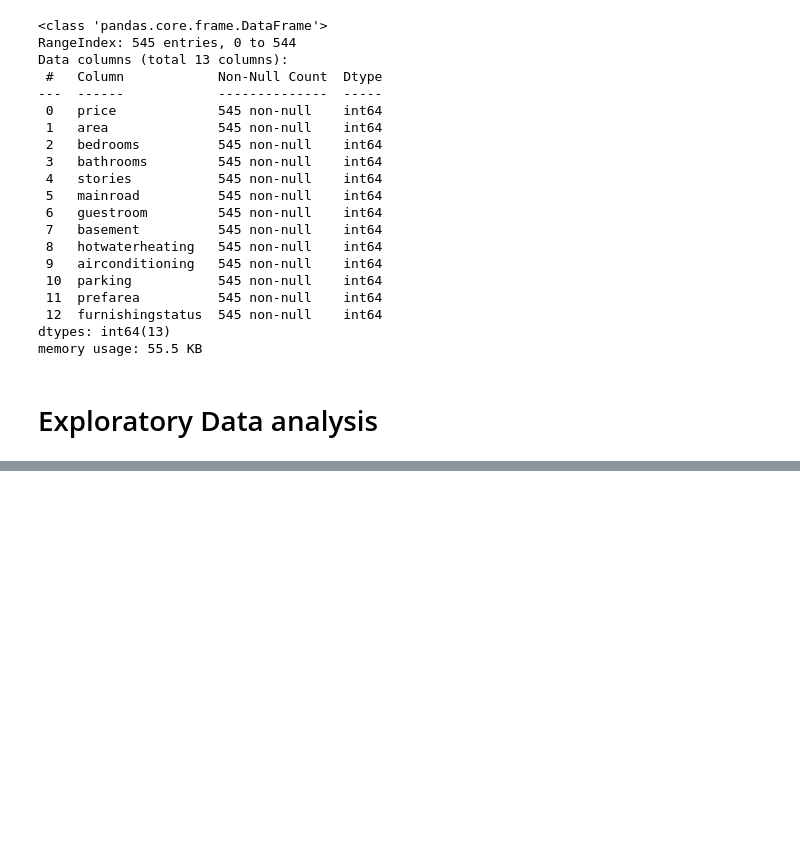
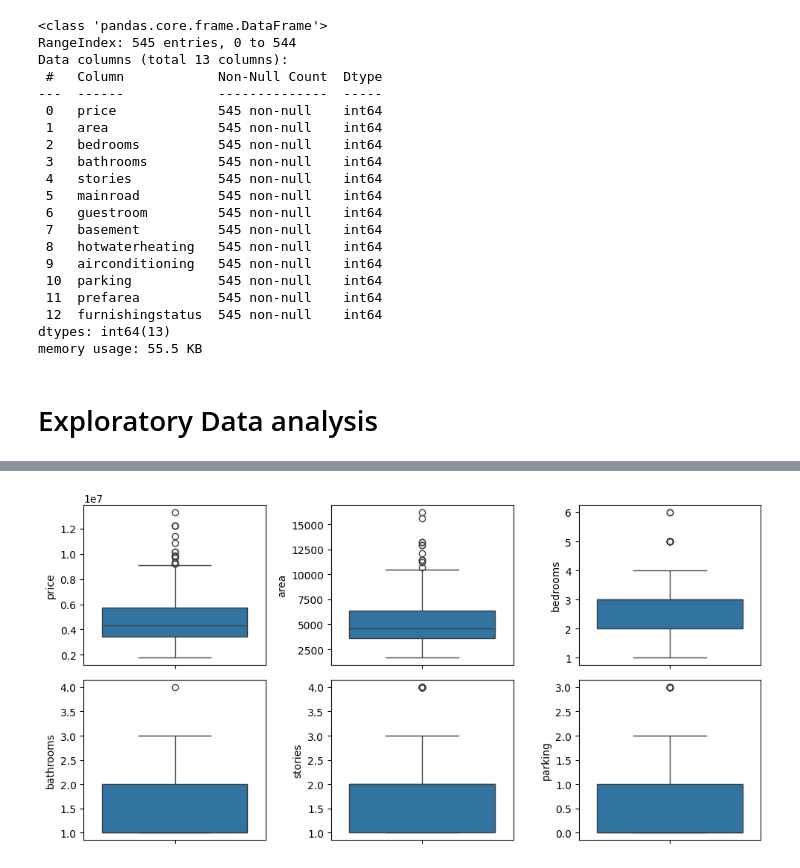
Before and after one commit to rjrizani/machine-learning, a Jupyter notebook: house_price_prediction.ipynb, the cells around one changed output, grey strips where cells are left out. Saved outputs shown, nothing was run; the diff lists cells and outputs as text; code cells hidden in the pictures; blank space fills up the shorter version.

```diff
--- a/house_price_prediction.ipynb
+++ b/house_price_prediction.ipynb
@@ -133,0 +156,19 @@ memory usage: 55.5 KB
+# %%
+#create a 2x3 grid of subplot
+fig, axs = plt.subplots(2, 3, figsize=(10, 5))
+#create a box plot  for 'price' in the first subplot
+plt1 = sns.boxplot(data['price'],  ax=axs[0, 0])
+#create a box plot for 'area' in the second subplot
+plt2 = sns.boxplot(data['area'],  ax=axs[0, 1])
+#create a box plot for 'bedrooms' in the third subplot
+plt3 = sns.boxplot(data['bedrooms'],  ax=axs[0, 2])
+#create a box plot for 'bathroam'
+plt4 = sns.boxplot(data['bathrooms'],  ax=axs[1, 0])
+#create a box plot for 'stories'
+plt5 = sns.boxplot(data['stories'],  ax=axs[1, 1])
+#create a box plot for 'parking'
+plt6 = sns.boxplot(data['parking'],  ax=axs[1, 2])
+plt.tight_layout()
+plt.show()
+# %% [output]
+[figure, added]
```
Also changed, not shown: parts of 7 cells of this notebook.
